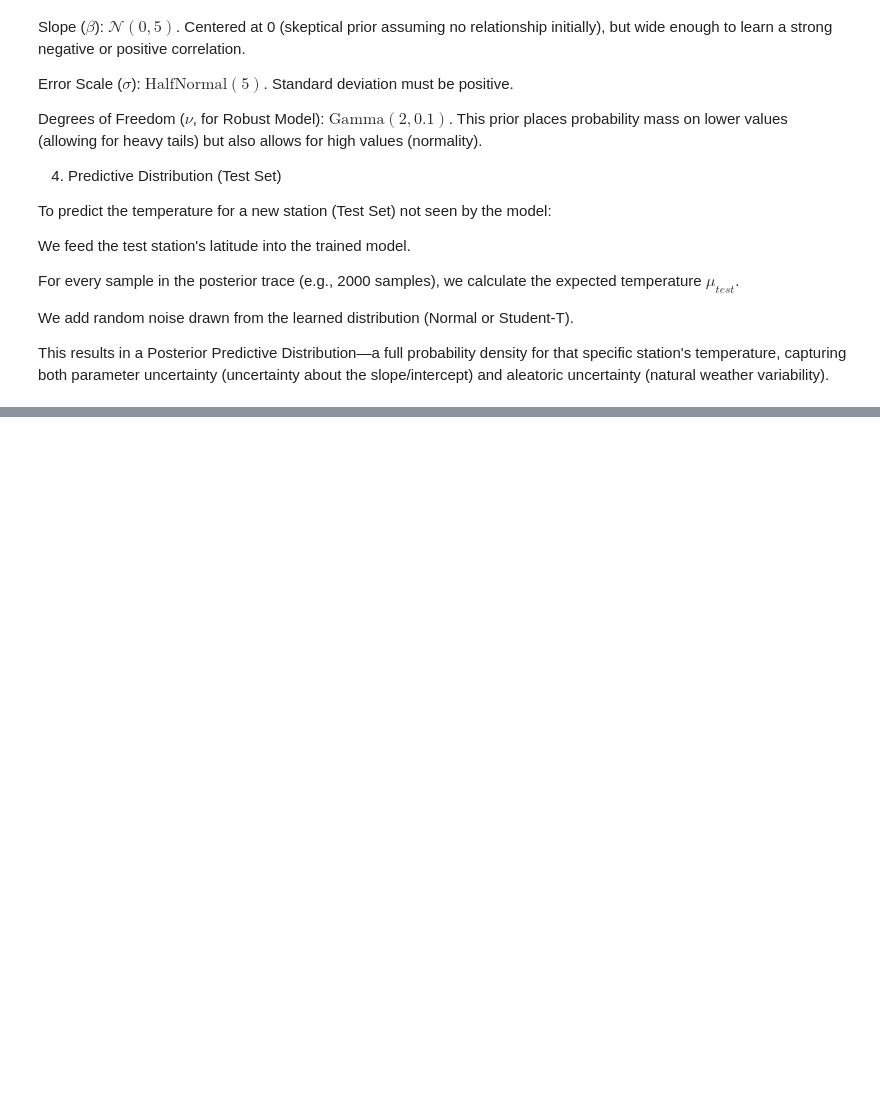
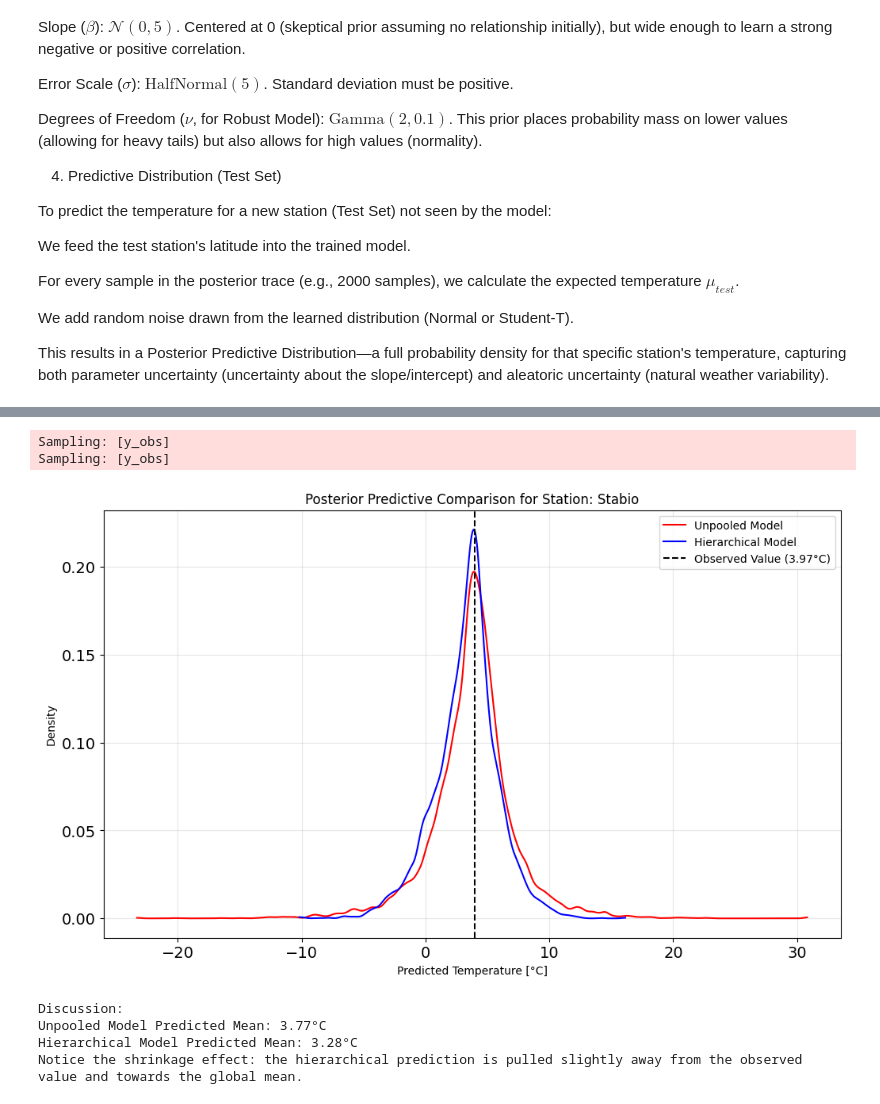
Before and after one commit to ManuCa93/bayesian_final_project, a Jupyter notebook: notebook2.ipynb, the cells around one changed output, grey strips where cells are left out. Cells and saved outputs as stored; diff of their text form; code cells hidden in the pictures; blank space fills up the shorter version.

```diff
--- a/notebook2.ipynb
+++ b/notebook2.ipynb
@@ -602,0 +726,41 @@ Regression Analysis Complete.
+# %%
+
+# Choose a station to compare (e.g., 'Stabio')
+station_name_to_check = 'Stabio'
+idx_to_check = station_winter_avg[station_winter_avg['station'] == station_name_to_check]['station_idx'].iloc[0]
+true_temp = station_winter_avg[station_winter_avg['station'] == station_name_to_check]['temperature'].iloc[0]
+
+# Generate posterior predictive samples
+with unpooled_model:
+    ppc_unpooled = pm.sample_posterior_predictive(trace_unpooled, var_names=["y_obs"], progressbar=False)
+with hierarchical_model:
+    ppc_hierarchical = pm.sample_posterior_predictive(trace_hierarchical, var_names=["y_obs"], progressbar=False)
+
+# Extract predictions for the specific station
+pred_unpooled = ppc_unpooled.posterior_predictive["y_obs"][:, :, idx_to_check].values.flatten()
+pred_hierarchical = ppc_hierarchical.posterior_predictive["y_obs"][:, :, idx_to_check].values.flatten()
+
+# Plot the comparison
+plt.figure(figsize=(12, 7))
+az.plot_dist(pred_unpooled, label='Unpooled Model', color='red')
+az.plot_dist(pred_hierarchical, label='Hierarchical Model', color='blue')
+plt.axvline(x=true_temp, color='black', linestyle='--', label=f'Observed Value ({true_temp:.2f}°C)')
+plt.title(f'Posterior Predictive Comparison for Station: {station_name_to_check}')
+plt.xlabel('Predicted Temperature [°C]')
+plt.ylabel('Density')
+plt.legend()
+plt.grid(True, alpha=0.3)
+plt.show()
+
+print("Discussion:")
+print(f"Unpooled Model Predicted Mean: {np.mean(pred_unpooled):.2f}°C")
+print(f"Hierarchical Model Predicted Mean: {np.mean(pred_hierarchical):.2f}°C")
+print("Notice the shrinkage effect: the hierarchical prediction is pulled slightly away from the observed value and towards the global mean.")
+# %% [output]
+Sampling: [y_obs]
+Sampling: [y_obs]
+[figure, added]
+Discussion:
+Unpooled Model Predicted Mean: 3.77°C
+Hierarchical Model Predicted Mean: 3.28°C
+Notice the shrinkage effect: the hierarchical prediction is pulled slightly away from the observed value and towards the global mean.
```
Also changed, not shown: parts of 12 cells of this notebook.
